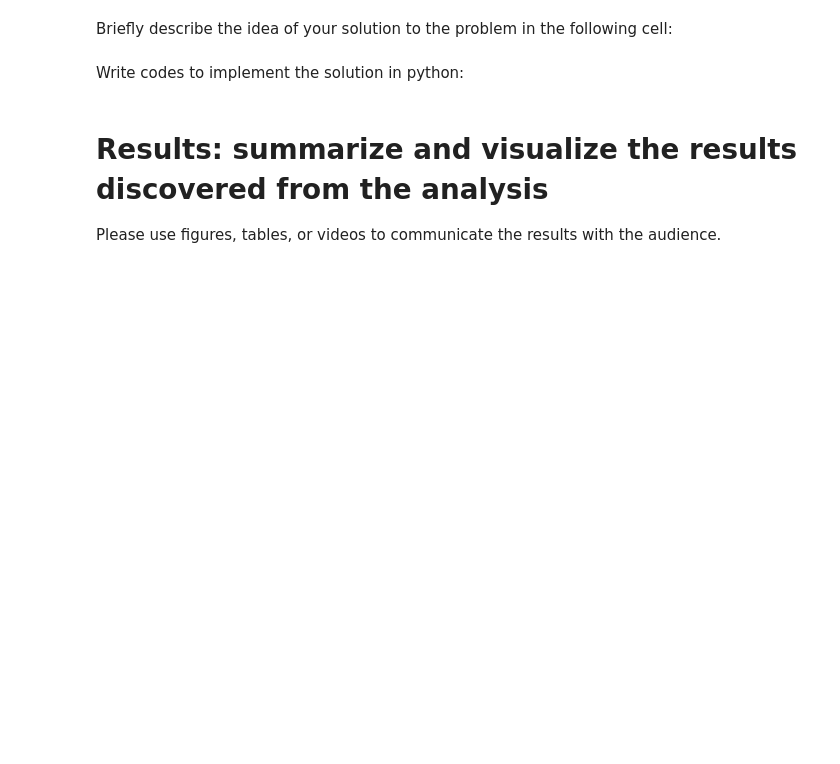
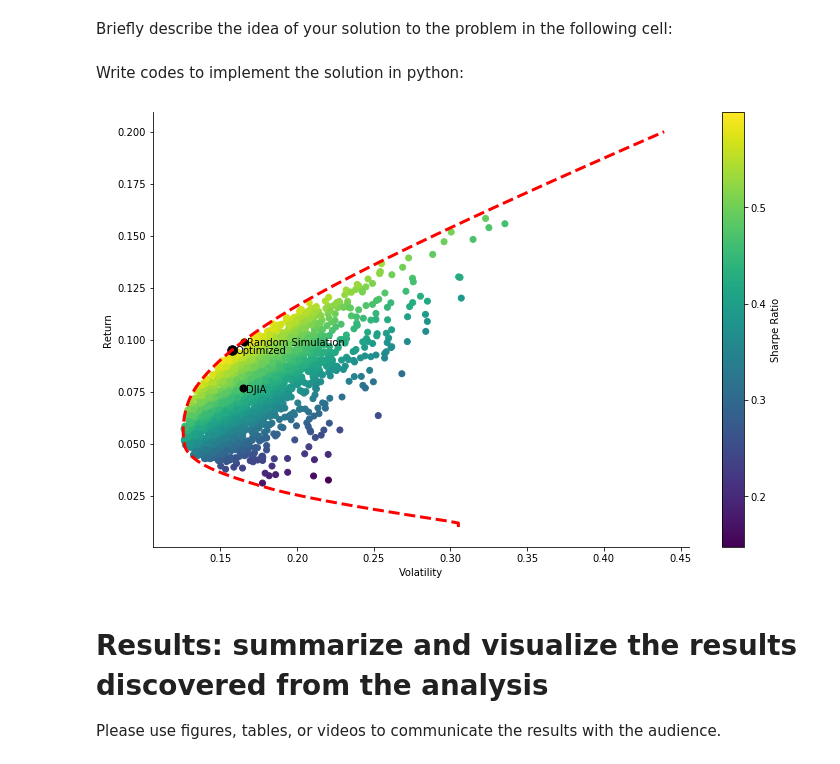
Before and after one commit to alexander-moore/DS501_Case2, a Jupyter notebook: case2_MAIN.ipynb, the cells around one changed output. Cells and saved outputs as stored; diff of their text form; code cells hidden in the pictures; blank space fills up the shorter version.

```diff
--- a/case2_MAIN.ipynb
+++ b/case2_MAIN.ipynb
@@ -210,3 +134,85 @@ Write codes to implement the solution in python:
+# %%
+#plotting efficient frontier using random simulation
+
+positions = len(log.columns)
+weights = np.zeros((portfolios, positions))
+returns = np.zeros(portfolios)
+volatility = np.zeros(portfolios)
+sharpe = np.zeros(portfolios)
+
+for r in range(portfolios):
+
+    wgt = np.array(np.random.random(positions))
+    wgt = wgt / np.sum(wgt)
+    weights[r,:] = wgt
+
+    returns[r] = np.sum(log.mean() * wgt * pers)
+    volatility[r] = np.sqrt(np.dot(wgt.T, np.dot(log.cov() * pers, wgt)))
+    sharpe[r] = returns[r] / volatility[r]
+
+equal = np.ones(positions)
+equal = equal / positions
+
+DJIA_ret = np.sum(log.mean() * equal * pers)
+DJIA_vol = np.sqrt(np.dot(equal.T, np.dot(log.cov() * pers, equal)))
+DJIA_sharpe = DJIA_ret / DJIA_vol
+
+max_sharpe_ret = returns[sharpe.argmax()]
+max_sharpe_vol = volatility[sharpe.argmax()]
+
+def metrics(wgt) :
+    wgt = np.array(wgt)
+    ret = np.sum(log.mean() * wgt) * pers
+    vol = np.sqrt(np.dot(wgt.T, np.dot(log.cov() * pers, wgt)))
+    shp = ret / vol
+    return np.array([ret, vol, shp])
+
+def n_sharpe(wgt) :
+    return metrics(wgt)[2] * -1
+
+def check(wgt) :
+    return np.sum(wgt) - 1
+
+cons = ({'type' : 'eq', 'fun' : check})
+bounds = [(0,1)] * positions
+guess = [1/positions] * positions
+
+optimized = minimize(n_sharpe, guess, method = 'SLSQP', bounds = bounds, constraints = cons)
+best = metrics(optimized.x)
+
+frontier_y = np.linspace(0.01, 0.2, 200)
+
+def minimize_vol(wgt) :
+    return metrics(wgt)[1]
+
+frontier_x = []
+
+#### This section takes forever to run
+for f in frontier_y :
+    cons = ({'type' : 'eq', 'fun' : check},
+            {'type' : 'eq', 'fun' : lambda w: metrics(w)[0] - f})
+    result = minimize(minimize_vol, guess, method = 'SLSQP', bounds = bounds, constraints = cons)
+    frontier_x.append(result['fun'])
+########################################
+
+plt.figure(figsize=(12,8))
+plt.gca().spines['right'].set_visible(False)
+plt.gca().spines['top'].set_visible(False)
+plt.scatter(volatility, returns, c=sharpe, cmap='viridis')
+plt.colorbar(label='Sharpe Ratio')
+plt.xlabel('Volatility')
+plt.ylabel('Return')
+plt.plot(frontier_x, frontier_y, 'r--', linewidth=3)
+plt.scatter(best[1], best[0],c='black', s=90)
+plt.annotate('Optimized', (best[1]+.002, best[0]-.002))
+plt.scatter(max_sharpe_vol, max_sharpe_ret,c='black', s=50)
+plt.annotate('Random Simulation', (max_sharpe_vol+.002, max_sharpe_ret-.002))
+plt.scatter(DJIA_vol, DJIA_ret,c='black', s=50)
+plt.annotate('DJIA', (DJIA_vol+.002, DJIA_ret-.002))
+plt.savefig('frontier.png')
+plt.show()
+# %% [output]
+[figure, added]
 # %% [markdown]
 # Results: summarize and visualize the results discovered from the analysis
 
```
Also changed, not shown: parts of 23 cells of this notebook, 12 other files.
